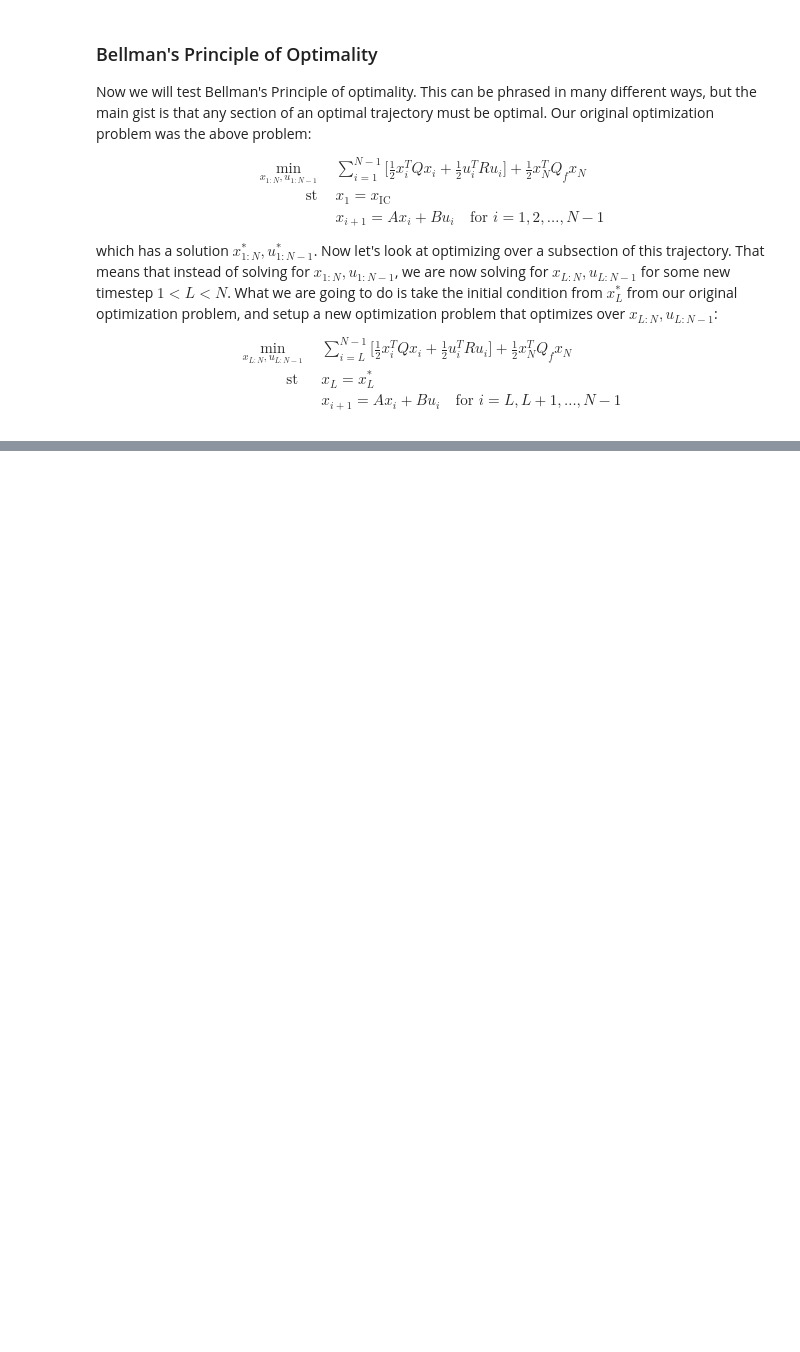
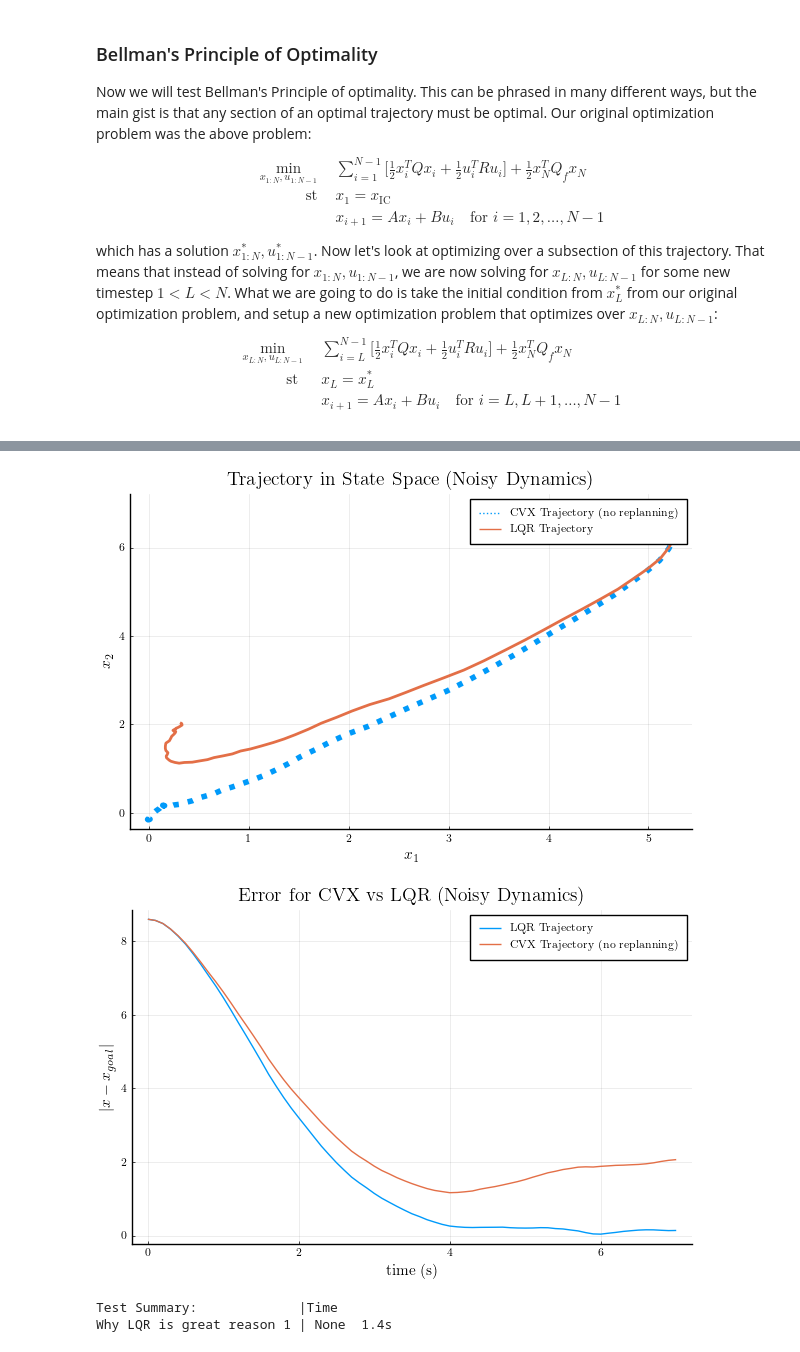
Before and after one commit to cJamesSmith/optimal-control-notes-code, a Jupyter notebook: code/with-notes/exercise-2/Q1.ipynb, the cells around one changed output, grey strips where cells are left out. Saved outputs shown, nothing was run; the diff lists cells and outputs as text; code cells hidden in the pictures; blank space fills up the shorter version.

```diff
--- a/code/with-notes/exercise-2/Q1.ipynb
+++ b/code/with-notes/exercise-2/Q1.ipynb
@@ -326,0 +507,71 @@ Test.DefaultTestSet("Bellman's Principle of Optimality", Any[], 4, false, false,
+# %%
+@testset "Why LQR is great reason 1" begin
+
+    # problem stuff
+    dt = 0.1
+    tf = 7.0
+    t_vec = 0:dt:tf
+    N = length(t_vec)
+    A, B = double_integrator_AB(dt)
+    nx, nu = size(B)
+    x0 = [5, 7, 2, -1.4] # initial condition
+    Q = diagm(ones(nx))
+    R = diagm(ones(nu))
+    Qf = 10 * Q
+
+    # solve for
+    Xcvx, Ucvx = convex_trajopt(A, B, Q, R, Qf, N, x0; verbose = false)
+    P, K = fhlqr(A, B, Q, R, Qf, N)
+    # now let's simulate using Ucvx
+    Xsim_cvx = [zeros(nx) for i = 1:N]
+    Xsim_cvx[1] = 1 * x0
+    Xsim_lqr = [zeros(nx) for i = 1:N]
+    Xsim_lqr[1] = 1 * x0
+    for i = 1:N-1
+        # sampled noise to be added after each step
+        noise = [0.005 * randn(2); 0.1 * randn(2)]
+
+        # simulate cvx control
+        Xsim_cvx[i+1] = A * Xsim_cvx[i] + B * Ucvx[i] + noise
+
+        u_lqr = -K[i] * Xsim_lqr[i]
+        Xsim_lqr[i+1] = A * Xsim_lqr[i] + B * u_lqr + noise
+    end
+
+
+    # ------------------------plotting--------------------------
+    X1m = mat_from_vec(Xsim_cvx)
+    X2m = mat_from_vec(Xsim_lqr)
+    # plot trajectory in x1 x2 space
+    plot(X2m[1, :], X2m[2, :], label = "CVX Trajectory (no replanning)", lw = 4, ls = :dot)
+    display(
+        plot!(
+            X1m[1, :],
+            X1m[2, :],
+            title = "Trajectory in State Space (Noisy Dynamics)",
+            ylabel = L"x_2",
+            xlabel = L"x_1",
+            lw = 2,
+            label = "LQR Trajectory",
+        ),
+    )
+    ecvx = [norm(x[1:2]) for x in Xsim_cvx]
+    elqr = [norm(x[1:2]) for x in Xsim_lqr]
+    plot(
+        t_vec,
+        elqr,
+        label = "LQR Trajectory",
+        ylabel = L"|x - x_{goal}|",
+        xlabel = "time (s)",
+        title = "Error for CVX vs LQR (Noisy Dynamics)",
+    )
+    display(plot!(t_vec, ecvx, label = "CVX Trajectory (no replanning)"))
+    PyPlot.close()
+    # ------------------------plotting--------------------------
+
+end;
+# %% [output]
+[figure, added]
+[figure, added]
+Test Summary:             |Time
+Why LQR is great reason 1 | None  1.4s
```
Also changed, not shown: parts of 16 cells of this notebook, 2 other files.
